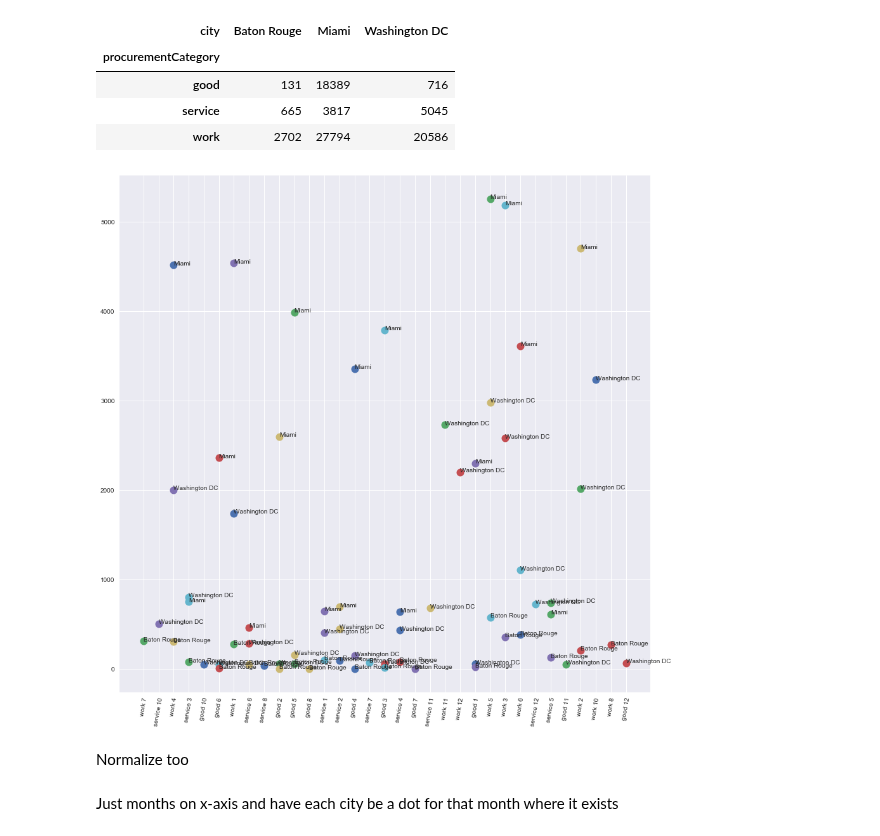
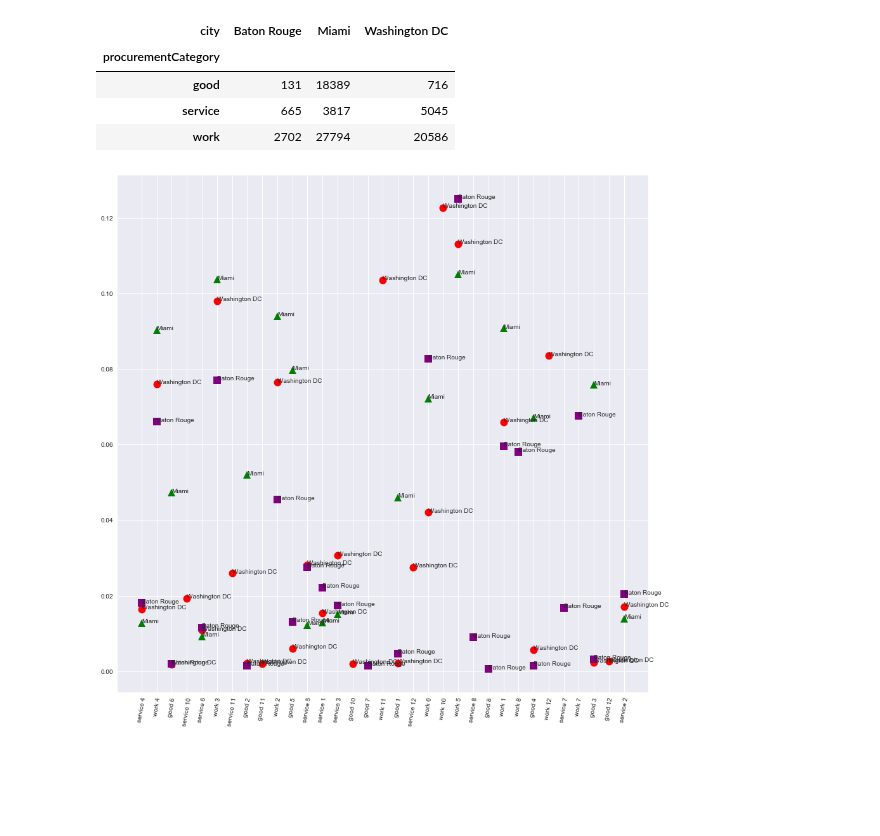
Before and after one commit to sunlightpolicy/open_data_standards_project, a Jupyter notebook: pynbs/procurement.ipynb, the cells around one changed output. Saved outputs shown, nothing was run; the diff lists cells and outputs as text; code cells hidden in the pictures; blank space fills up the shorter version.

```diff
--- a/pynbs/procurement.ipynb
+++ b/pynbs/procurement.ipynb
@@ -324,17 +324,26 @@ for df in procDF_dict.values():
 # %%
 df_all = pd.concat([pd.Series(cat_month),pd.Series(frequency),pd.Series(cities)],axis=1).rename(columns={0:'categoryMonth',1:'freqCat',2:'city'})
 
 
 fig = plt.figure(figsize=(15,15))
 ax = fig.add_subplot(1,1,1)
 
 ref = pd.DataFrame(list(set(df_all.categoryMonth))).rename(columns={0:'categoryMonth'})
 
 plt.xticks(ref.index, ref.categoryMonth, rotation=80)
 for row in df_all.iterrows():
+    if row[1][2] == 'Washington DC':
+        marker = 'o'
+        markerfacecolor='red'
+    elif row[1][2] == 'Miami':
+        marker = '^'
+        markerfacecolor='green'
+    else:
+        marker = 's'
+        markerfacecolor='purple'
     alt_index = ref[ref.categoryMonth == row[1][0]].index[0]
-    ax.plot(alt_index, row[1][1], marker='o', linestyle='', ms=12)
-    ax.text(alt_index, row[1][1], row[1][2])
+    ax.plot(alt_index, row[1][1]/len(proc_data[proc_data.city == row[1][2]]), marker=marker, markerfacecolor=markerfacecolor, linestyle='', ms=12)
+    ax.text(alt_index, row[1][1]/len(proc_data[proc_data.city == row[1][2]]), row[1][2],horizontalalignment='left')
 plt.show()
 # %% [output]
-[figure, old version]
+[figure, new version]
@@ -343,4 +349,0 @@ grouped_proc = proc_data.groupby(['procurementCategory','city','createMonth']).s
-# %% [markdown]
-Normalize too
-# %% [markdown]
-Just months on x-axis and have each city be a dot for that month where it exists
```
Also changed, not shown: parts of 2 cells of this notebook.
